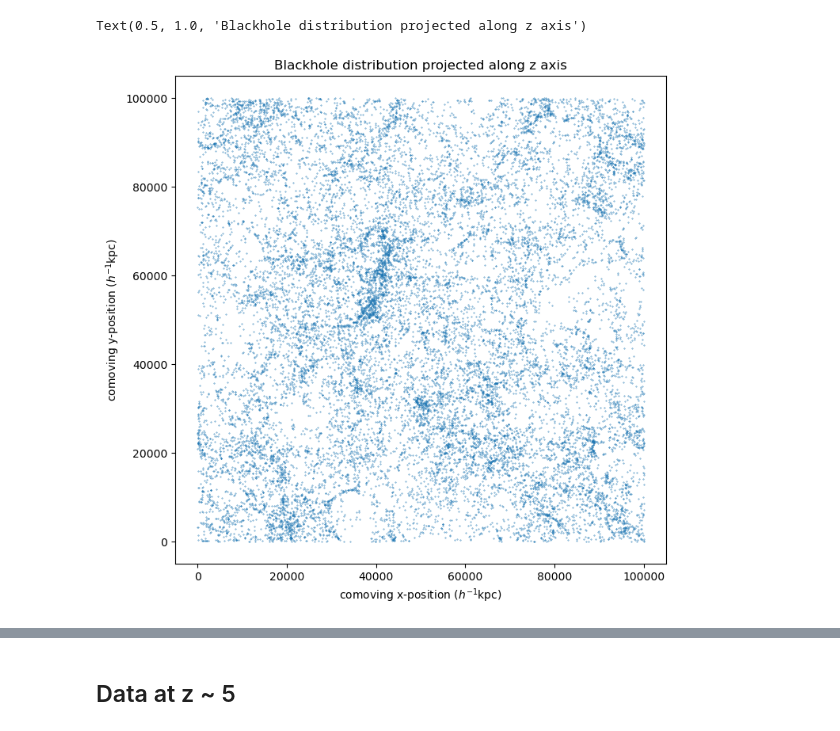
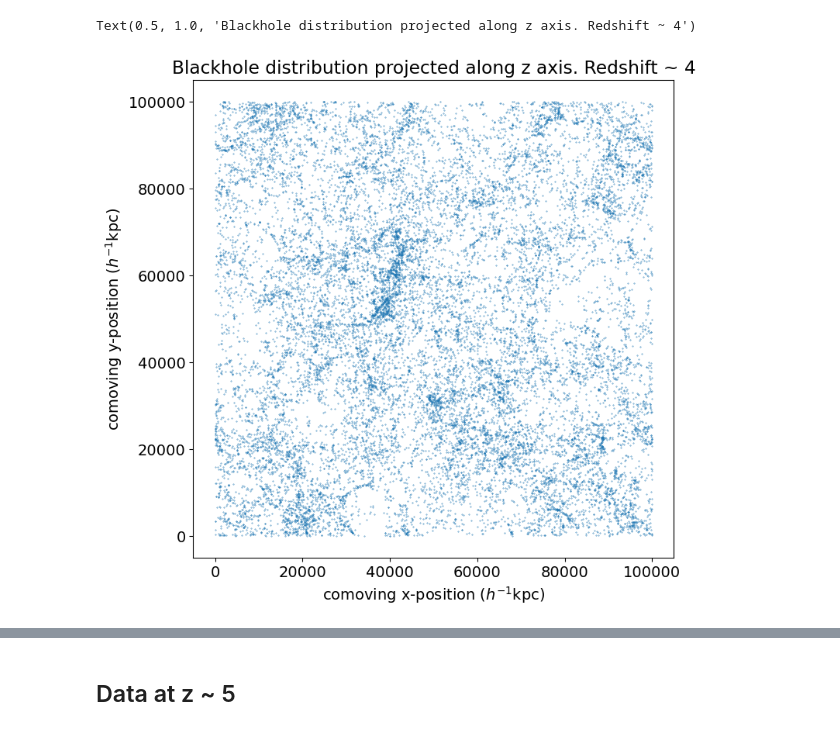
Before and after one commit to VibinRam/DP2, a Jupyter notebook: Codes/Clustering_simulation/MBIIdatacorr.ipynb, the cells around one changed output, grey strips where cells are left out. Saved outputs shown, nothing was run; the diff lists cells and outputs as text; code cells hidden in the pictures.

```diff
--- a/Codes/Clustering_simulation/MBIIdatacorr.ipynb
+++ b/Codes/Clustering_simulation/MBIIdatacorr.ipynb
@@ -127,12 +134,12 @@ No artists with labels found to put in legend.  Note that artists whose label st
 # %%
 fig, ax = plt.subplots(figsize = (8,8))
 ax.scatter(bh_pos_x, bh_pos_y, s=0.1)
 ax.set_xlabel(r'comoving x-position ($h^{-1}$kpc)')
 ax.set_ylabel(r'comoving y-position ($h^{-1}$kpc)')
-ax.set_title('Blackhole distribution projected along z axis')
+ax.set_title('Blackhole distribution projected along z axis. Redshift ~ 4')
 # %% [output]
-Text(0.5, 1.0, 'Blackhole distribution projected along z axis')
+Text(0.5, 1.0, 'Blackhole distribution projected along z axis. Redshift ~ 4')
-[figure, old version]
+[figure, new version]
 # %%
 fig, ax = plt.subplots(figsize = (8,8))
 ax.hist(bh_pos_z, bins=100, histtype='step', density=True, label="MBII blackholes");
```
Also changed, not shown: parts of 39 cells of this notebook, 8 other files.
